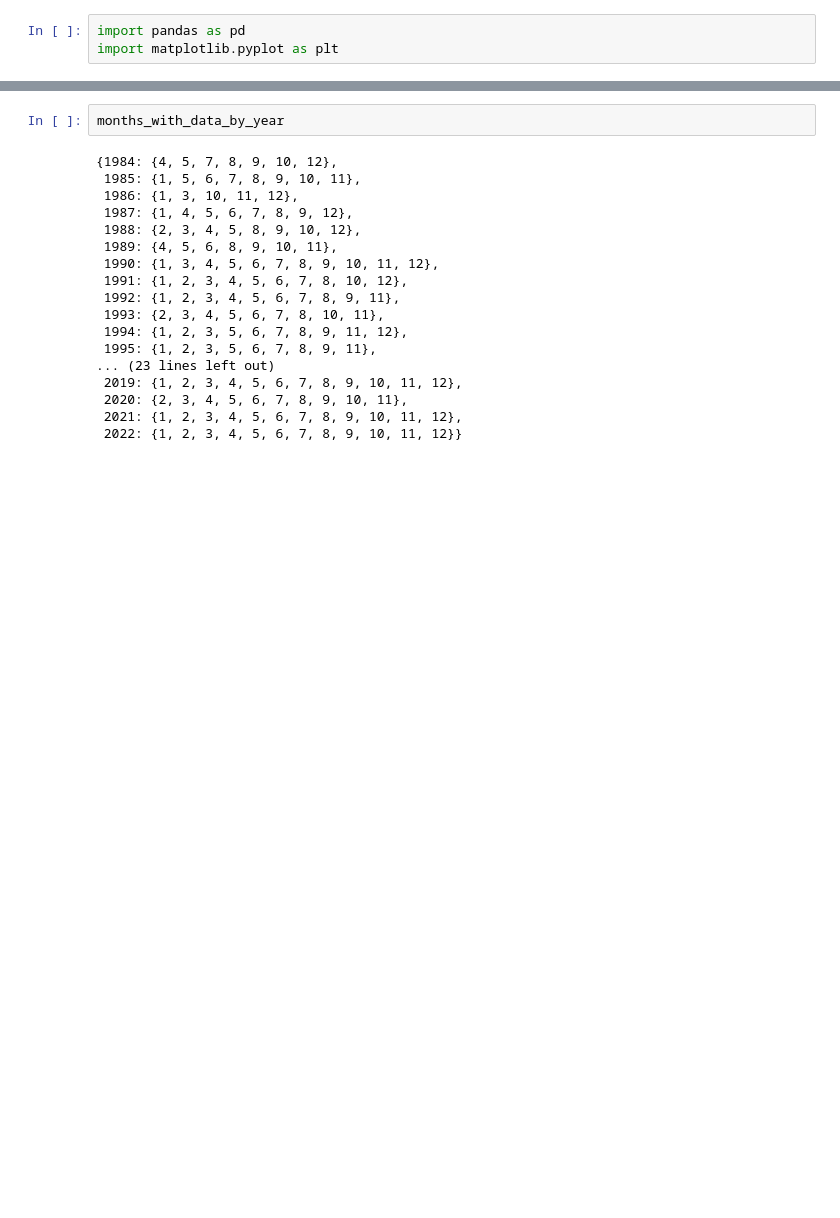
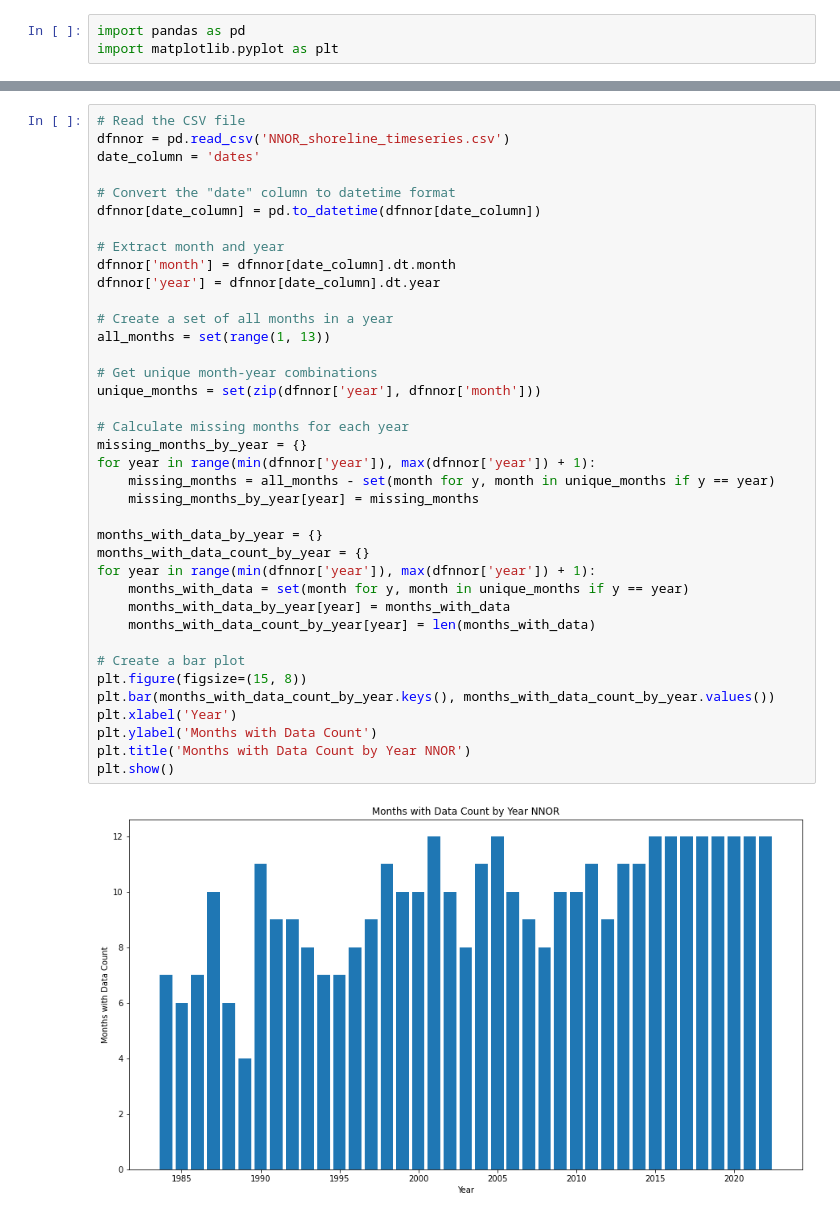
Before and after one commit to carolinamrcr/wave-whisperers, a Jupyter notebook: dataset_linhascosta/EDA_linhasCosta.ipynb, the cells around one changed output, grey strips where cells are left out. Cells and saved outputs as stored; diff of their text form; blank space fills up the shorter version.

```diff
--- a/dataset_linhascosta/EDA_linhasCosta.ipynb
+++ b/dataset_linhascosta/EDA_linhasCosta.ipynb
@@ -57,21 +84,41 @@ missing_months_by_year
 # %%
-months_with_data_by_year
+# Read the CSV file
+dfnnor = pd.read_csv('NNOR_shoreline_timeseries.csv')
+date_column = 'dates'
+
+# Convert the "date" column to datetime format
+dfnnor[date_column] = pd.to_datetime(dfnnor[date_column])
+
+# Extract month and year
+dfnnor['month'] = dfnnor[date_column].dt.month
+dfnnor['year'] = dfnnor[date_column].dt.year
+
+# Create a set of all months in a year
+all_months = set(range(1, 13))
+
+# Get unique month-year combinations
+unique_months = set(zip(dfnnor['year'], dfnnor['month']))
+
+# Calculate missing months for each year
+missing_months_by_year = {}
+for year in range(min(dfnnor['year']), max(dfnnor['year']) + 1):
+    missing_months = all_months - set(month for y, month in unique_months if y == year)
+    missing_months_by_year[year] = missing_months
+
+months_with_data_by_year = {}
+months_with_data_count_by_year = {}
+for year in range(min(dfnnor['year']), max(dfnnor['year']) + 1):
+    months_with_data = set(month for y, month in unique_months if y == year)
+    months_with_data_by_year[year] = months_with_data
+    months_with_data_count_by_year[year] = len(months_with_data)
+
+# Create a bar plot
+plt.figure(figsize=(15, 8))
+plt.bar(months_with_data_count_by_year.keys(), months_with_data_count_by_year.values())
+plt.xlabel('Year')
+plt.ylabel('Months with Data Count')
+plt.title('Months with Data Count by Year NNOR')
+plt.show()
 # %% [output]
-{1984: {4, 5, 7, 8, 9, 10, 12},
- 1985: {1, 5, 6, 7, 8, 9, 10, 11},
- 1986: {1, 3, 10, 11, 12},
- 1987: {1, 4, 5, 6, 7, 8, 9, 12},
- 1988: {2, 3, 4, 5, 8, 9, 10, 12},
- 1989: {4, 5, 6, 8, 9, 10, 11},
- 1990: {1, 3, 4, 5, 6, 7, 8, 9, 10, 11, 12},
- 1991: {1, 2, 3, 4, 5, 6, 7, 8, 10, 12},
- 1992: {1, 2, 3, 4, 5, 6, 7, 8, 9, 11},
- 1993: {2, 3, 4, 5, 6, 7, 8, 10, 11},
- 1994: {1, 2, 3, 5, 6, 7, 8, 9, 11, 12},
- 1995: {1, 2, 3, 5, 6, 7, 8, 9, 11},
-... (23 lines left out)
- 2019: {1, 2, 3, 4, 5, 6, 7, 8, 9, 10, 11, 12},
- 2020: {2, 3, 4, 5, 6, 7, 8, 9, 10, 11},
- 2021: {1, 2, 3, 4, 5, 6, 7, 8, 9, 10, 11, 12},
- 2022: {1, 2, 3, 4, 5, 6, 7, 8, 9, 10, 11, 12}}
+[figure, added]
 # %%
```
Also changed, not shown: parts of 4 cells of this notebook.
